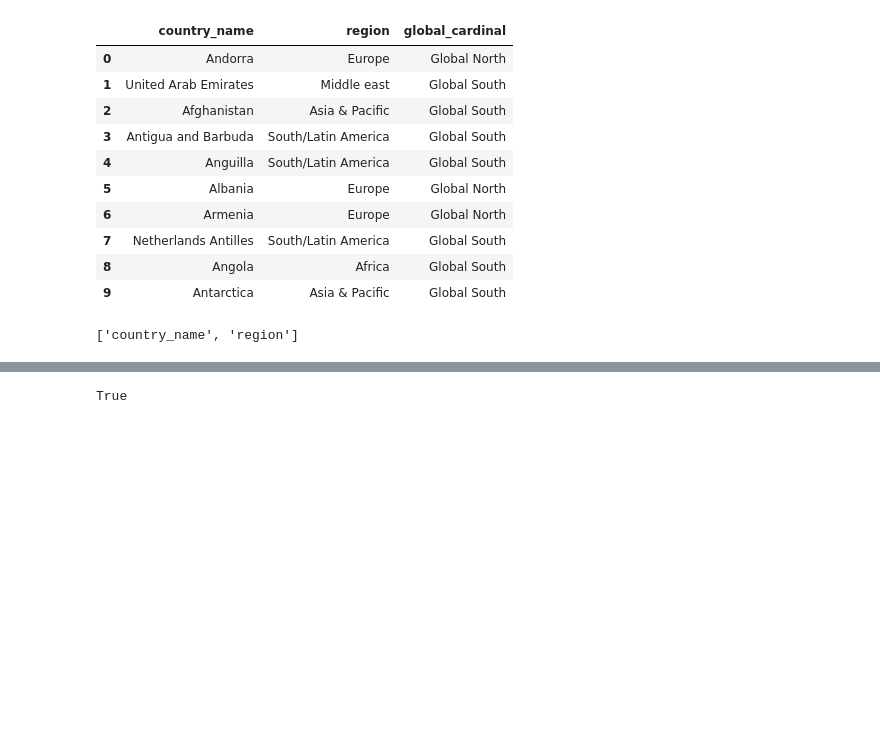
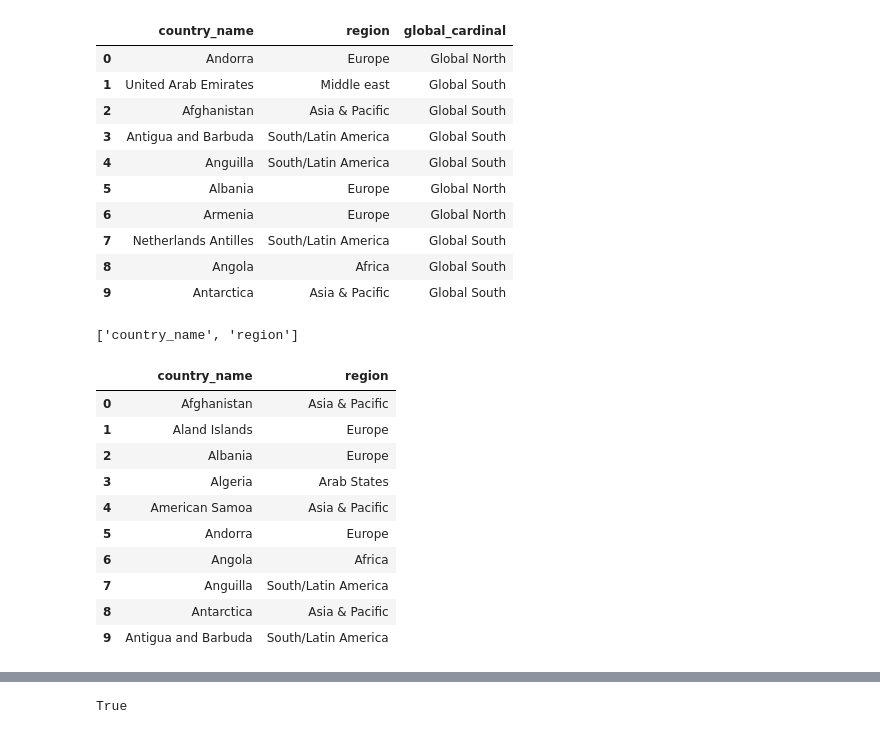
Before and after one commit to occampos/Global_Happiness_Analysis, a Jupyter notebook: Prep/Data_2023_Prep.ipynb, the cells around one changed output, grey strips where cells are left out. Saved outputs shown, nothing was run; the diff lists cells and outputs as text; code cells hidden in the pictures; blank space fills up the shorter version.

```diff
--- a/Prep/Data_2023_Prep.ipynb
+++ b/Prep/Data_2023_Prep.ipynb
@@ -161,10 +161,20 @@ list(country_region.columns)
 # %%
 # Order by country_name and reset index
 
 country_region = country_region.sort_values('country_name').reset_index().drop('index', axis=1)
 country_region.head(10)
-
-country_region.to_csv(r"C:\Users\Olimpio Chris Campos\Desktop\Global Happiness\Sources\country_region.xlsx")
+# %% [output]
+|  | country_name | region |
+| 0 | Afghanistan | Asia & Pacific |
+| 1 | Aland Islands | Europe |
+| 2 | Albania | Europe |
+| 3 | Algeria | Arab States |
+| 4 | American Samoa | Asia & Pacific |
+| 5 | Andorra | Europe |
+| 6 | Angola | Africa |
+| 7 | Anguilla | South/Latin America |
+| 8 | Antarctica | Asia & Pacific |
+| 9 | Antigua and Barbuda | South/Latin America |
 # %%
 # Create a copy
 
```
Also changed, not shown: parts of 2 cells of this notebook.
